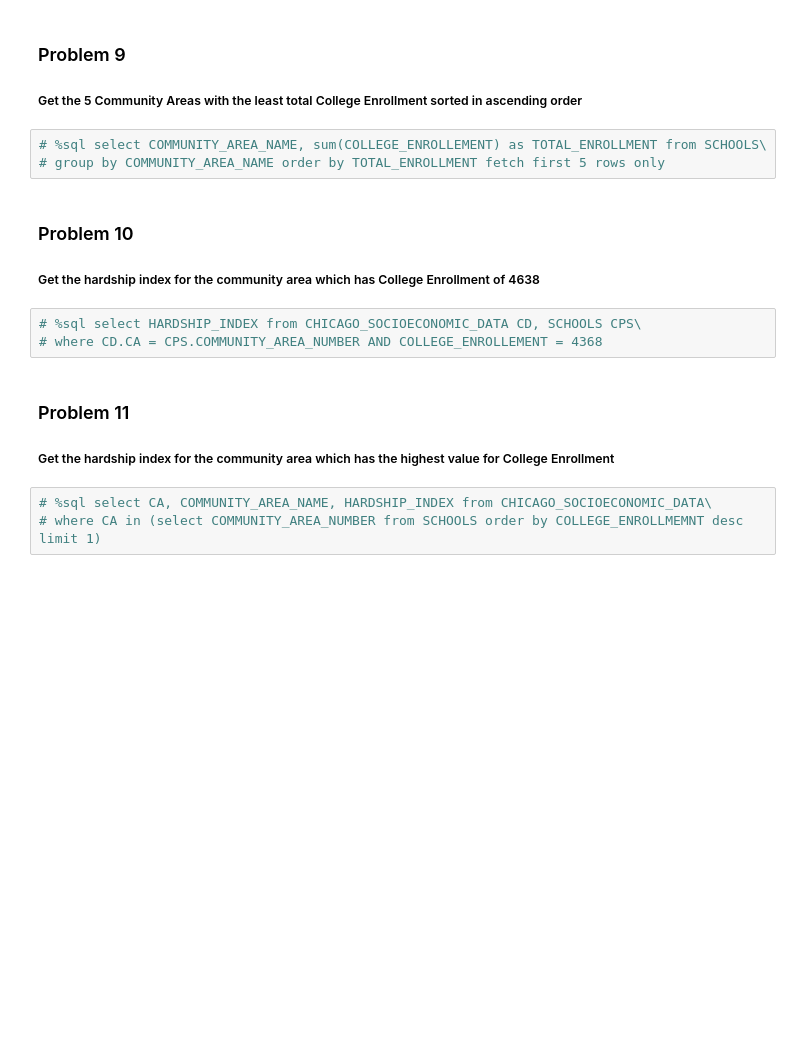
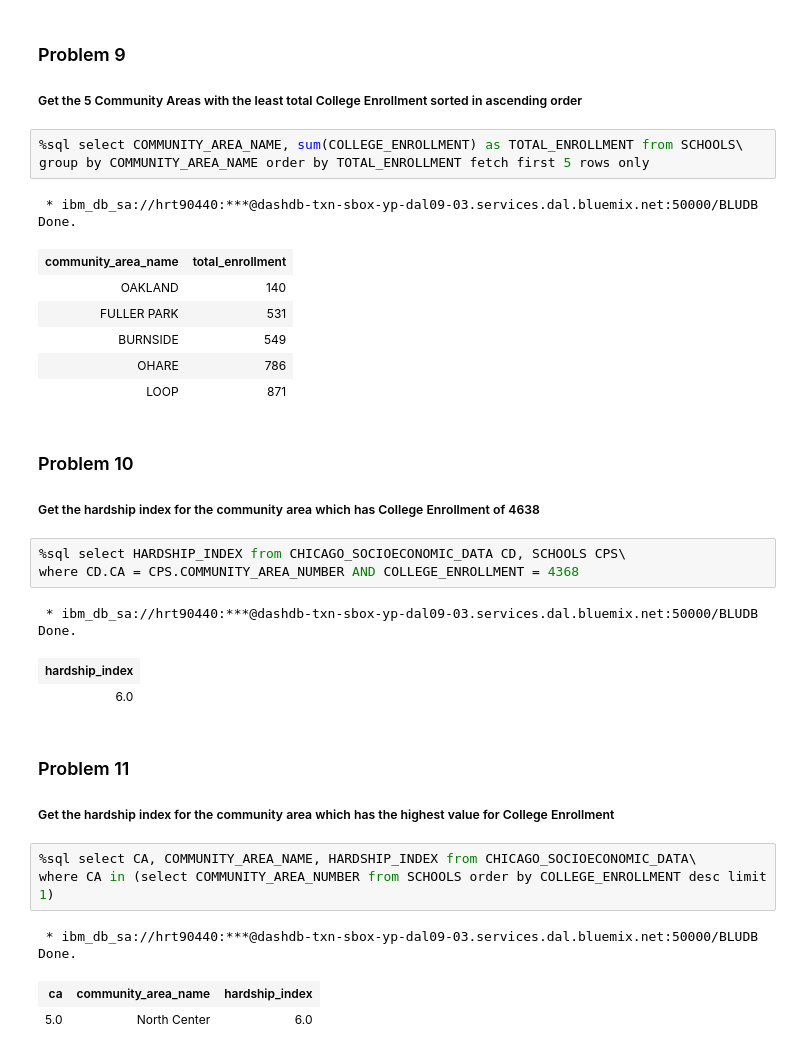
Before and after one commit to aB9s/Databases-and-SQL-for-Data-Science-IBM-Cognitive-Class-, a Jupyter notebook: [week4-1-1]_Chicago_Public_School_Level_Performance.ipynb, the cells around one changed output. Cells and saved outputs as stored; diff of their text form; blank space fills up the shorter version.

Commit message:
Updated [week-4-1-1] Chicago Public School Perfomance assignment

```diff
--- a/[week4-1-1]_Chicago_Public_School_Level_Performance.ipynb
+++ b/[week4-1-1]_Chicago_Public_School_Level_Performance.ipynb
@@ -214,19 +214,38 @@ Done.
 
 ##### Get the 5 Community Areas with the least total College Enrollment  sorted in ascending order
 # %%
-# %sql select COMMUNITY_AREA_NAME, sum(COLLEGE_ENROLLEMENT) as TOTAL_ENROLLMENT from SCHOOLS\
-# group by COMMUNITY_AREA_NAME order by TOTAL_ENROLLMENT fetch first 5 rows only
+%sql select COMMUNITY_AREA_NAME, sum(COLLEGE_ENROLLMENT) as TOTAL_ENROLLMENT from SCHOOLS\
+group by COMMUNITY_AREA_NAME order by TOTAL_ENROLLMENT fetch first 5 rows only
+# %% [output]
+ * ibm_db_sa://hrt90440:***@dashdb-txn-sbox-yp-dal09-03.services.dal.bluemix.net:50000/BLUDB
+Done.
+| community_area_name | total_enrollment |
+| OAKLAND | 140 |
+| FULLER PARK | 531 |
+| BURNSIDE | 549 |
+| OHARE | 786 |
+| LOOP | 871 |
 # %% [markdown]
 ### Problem 10
 
 ##### Get the hardship index for the community area which has College Enrollment of 4638
 # %%
-# %sql select HARDSHIP_INDEX from CHICAGO_SOCIOECONOMIC_DATA CD, SCHOOLS CPS\
-# where CD.CA = CPS.COMMUNITY_AREA_NUMBER AND COLLEGE_ENROLLEMENT = 4368
+%sql select HARDSHIP_INDEX from CHICAGO_SOCIOECONOMIC_DATA CD, SCHOOLS CPS\
+where CD.CA = CPS.COMMUNITY_AREA_NUMBER AND COLLEGE_ENROLLMENT = 4368
+# %% [output]
+ * ibm_db_sa://hrt90440:***@dashdb-txn-sbox-yp-dal09-03.services.dal.bluemix.net:50000/BLUDB
+Done.
+| hardship_index |
+| 6.0 |
 # %% [markdown]
 ### Problem 11
 
 ##### Get the hardship index for the community area which has the highest value for College Enrollment
 # %%
-# %sql select CA, COMMUNITY_AREA_NAME, HARDSHIP_INDEX from CHICAGO_SOCIOECONOMIC_DATA\
-# where CA in (select COMMUNITY_AREA_NUMBER from SCHOOLS order by COLLEGE_ENROLLMEMNT desc limit 1)
+%sql select CA, COMMUNITY_AREA_NAME, HARDSHIP_INDEX from CHICAGO_SOCIOECONOMIC_DATA\
+where CA in (select COMMUNITY_AREA_NUMBER from SCHOOLS order by COLLEGE_ENROLLMENT desc limit 1)
+# %% [output]
+ * ibm_db_sa://hrt90440:***@dashdb-txn-sbox-yp-dal09-03.services.dal.bluemix.net:50000/BLUDB
+Done.
+| ca | community_area_name | hardship_index |
+| 5.0 | North Center | 6.0 |
```
Also changed, not shown: parts of 7 cells of this notebook.
